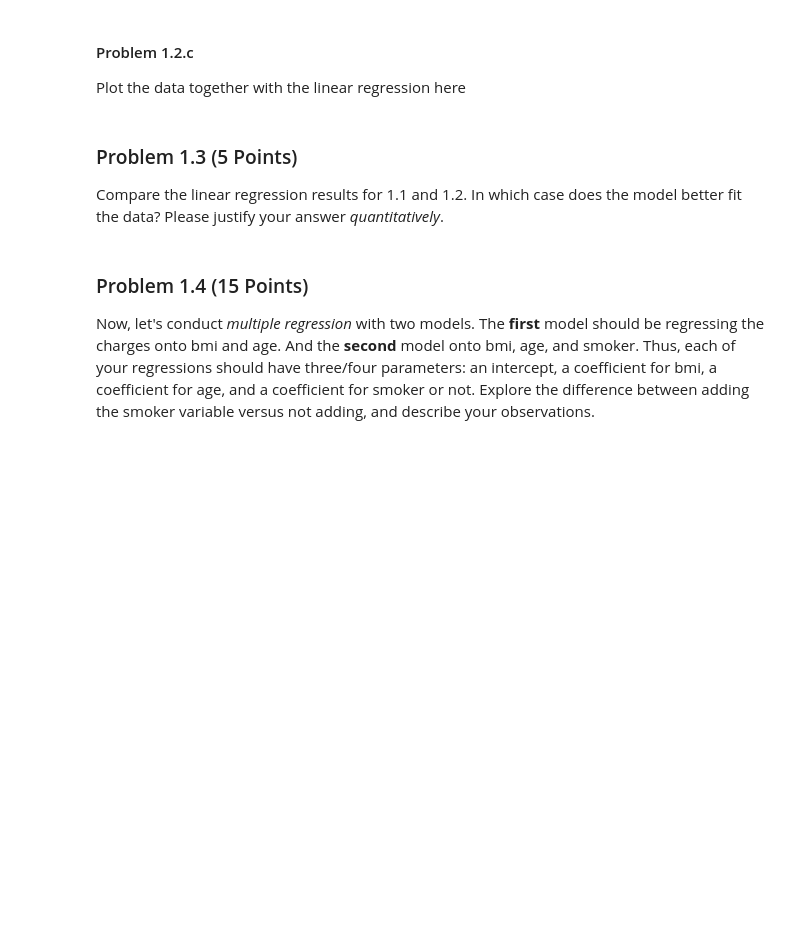
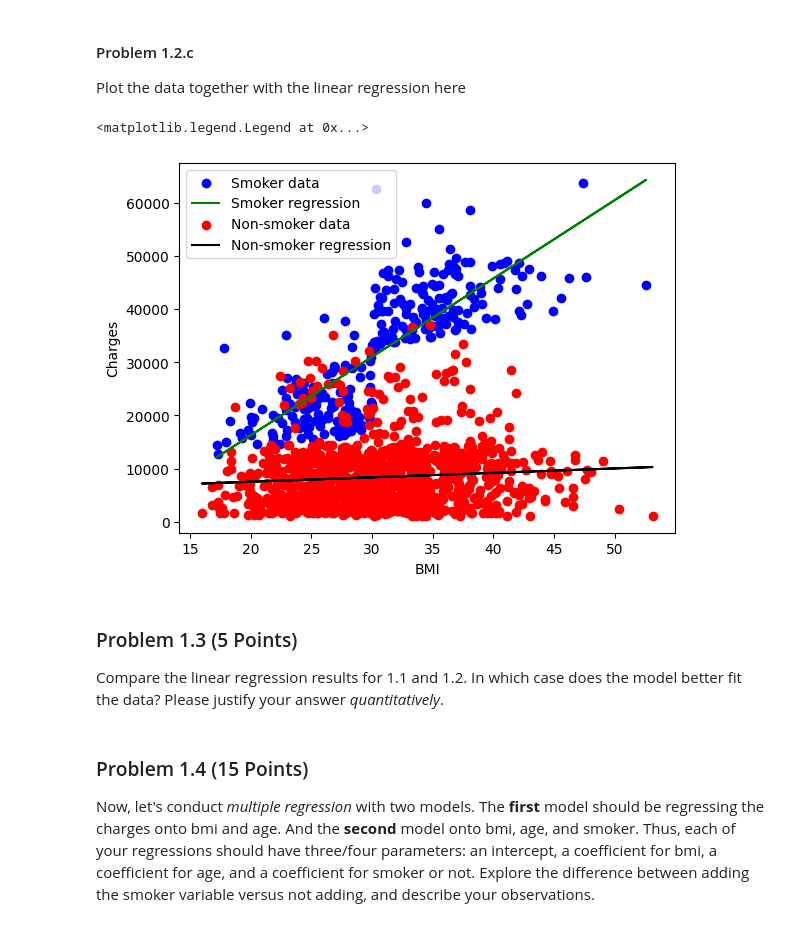
Before and after one commit to shashankd98/Binary_BH, a Jupyter notebook: assignments/assn1/assn1.ipynb, the cells around one changed output. Saved outputs shown, nothing was run; the diff lists cells and outputs as text; code cells hidden in the pictures; blank space fills up the shorter version.

```diff
--- a/assignments/assn1/assn1.ipynb
+++ b/assignments/assn1/assn1.ipynb
@@ -160,7 +162,7 @@ import statsmodels.api as sm
 X = sm.add_constant(insurance_table['bmi'][mask_smoker])
 model = sm.OLS(insurance_table['charges'][mask_smoker],X)
 result = model.fit()
-beta = [result.params[0], result.params[1]]
+beta_smoker = [result.params[0], result.params[1]]
 # %% [markdown]
 #### Problem 1.1.c
 
@@ -202,3 +221,15 @@ Plot the data together with the linear regression here
+# %%
+## -- please write the code for your plot here -- ##
+plt.scatter(insurance_table['bmi'][mask_smoker],insurance_table['charges'][mask_smoker],c='b',label="Smoker data")
+plt.plot(insurance_table['bmi'][mask_smoker],beta_smoker[0]+insurance_table['bmi'][mask_smoker]*beta_smoker[1],c='green',label="Smoker regression")
+plt.scatter(insurance_table['bmi'][mask_nonsmoker],insurance_table['charges'][mask_nonsmoker],c='r',label="Non-smoker data")
+plt.plot(insurance_table['bmi'][mask_nonsmoker],beta_nonsmoker[0]+insurance_table['bmi'][mask_nonsmoker]*beta_nonsmoker[1],c='k',label="Non-smoker regression")
+plt.xlabel("BMI")
+plt.ylabel("Charges")
+plt.legend()
+# %% [output]
+<matplotlib.legend.Legend at 0x...>
+[figure, added]
 # %% [markdown]
 ### Problem 1.3 (5 Points)
 
```
Also changed, not shown: parts of 7 cells of this notebook.
